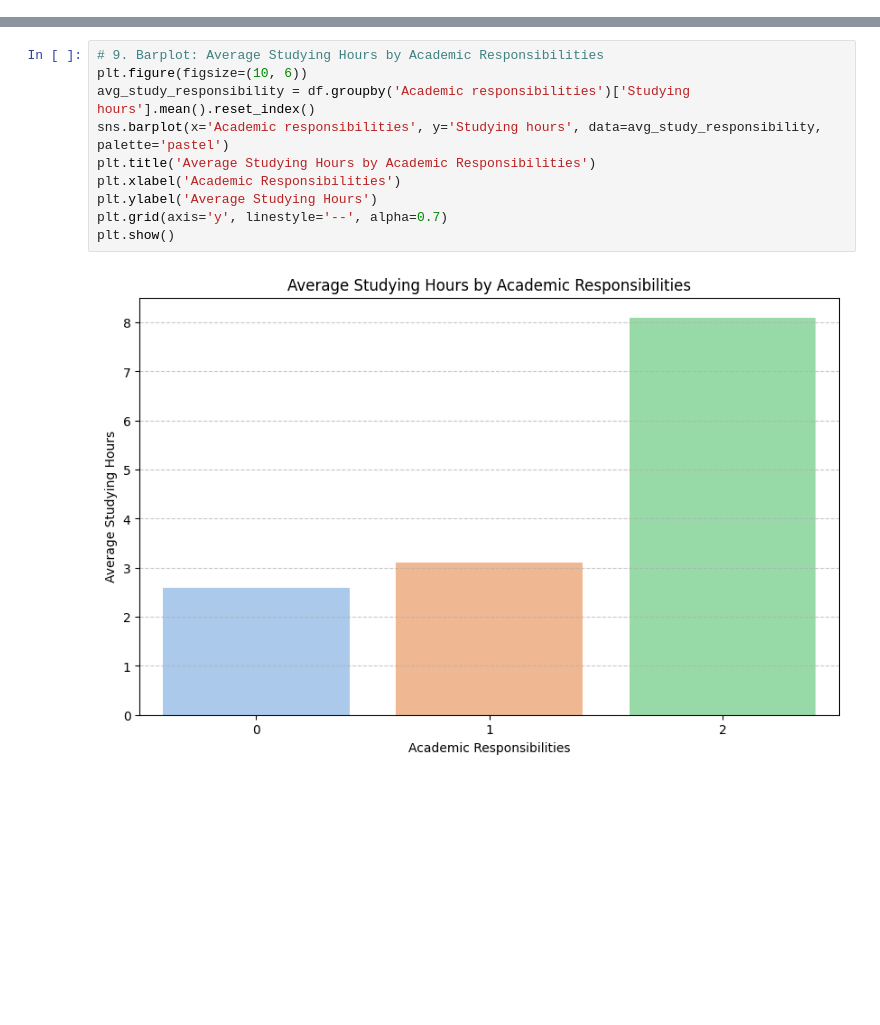
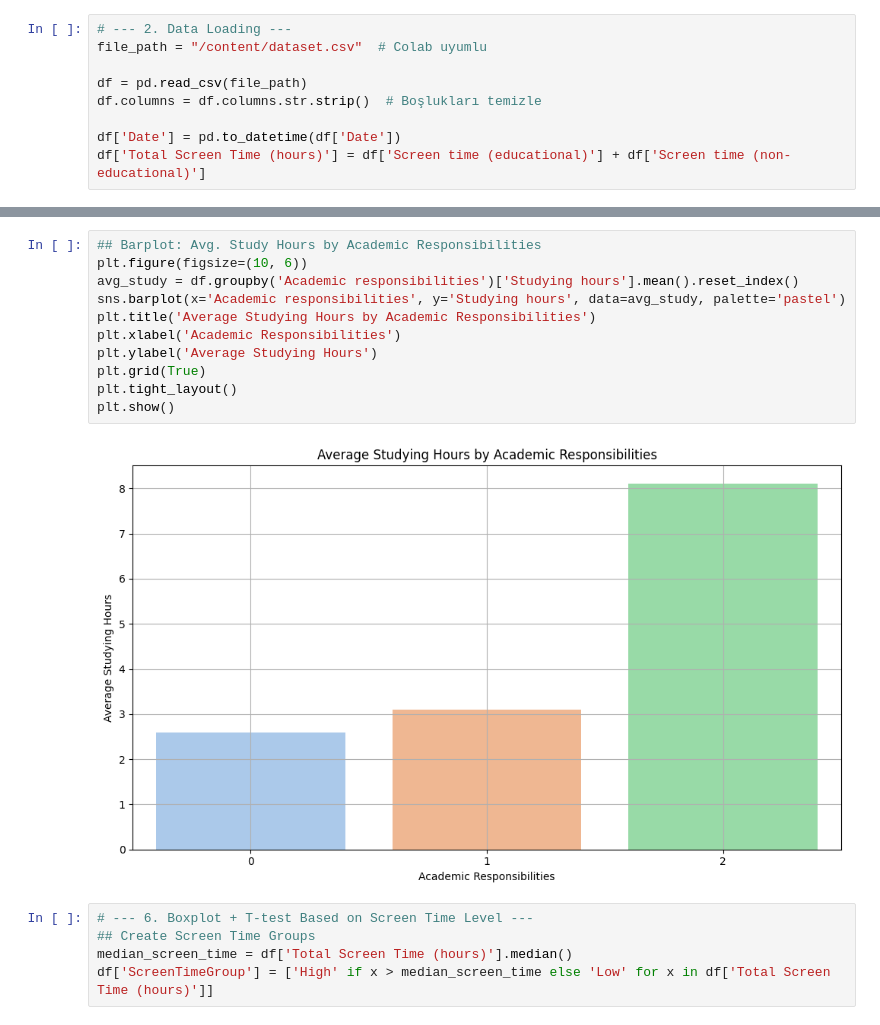
Before and after one commit to sudenilvarli/screentime_studyinghours, a Jupyter notebook: Visualization.ipynb, the cells around one changed output, grey strips where cells are left out. Cells and saved outputs as stored; diff of their text form; blank space fills up the shorter version.

```diff
--- a/Visualization.ipynb
+++ b/Visualization.ipynb
@@ -43 +11,10 @@ df['Total Screen Time (hours)'] = df['Screen time (educational)'] + df['Screen t
+# %%
+# --- 2. Data Loading ---
+file_path = "/content/dataset.csv"  # Colab uyumlu
+
+df = pd.read_csv(file_path)
+df.columns = df.columns.str.strip()  # Boşlukları temizle
+
+df['Date'] = pd.to_datetime(df['Date'])
+df['Total Screen Time (hours)'] = df['Screen time (educational)'] + df['Screen time (non-educational)']
 # %%
@@ -75,13 +94,19 @@ plt.show()
 # %%
-# 9. Barplot: Average Studying Hours by Academic Responsibilities
+## Barplot: Avg. Study Hours by Academic Responsibilities
 plt.figure(figsize=(10, 6))
-avg_study_responsibility = df.groupby('Academic responsibilities')['Studying hours'].mean().reset_index()
-sns.barplot(x='Academic responsibilities', y='Studying hours', data=avg_study_responsibility, palette='pastel')
+avg_study = df.groupby('Academic responsibilities')['Studying hours'].mean().reset_index()
+sns.barplot(x='Academic responsibilities', y='Studying hours', data=avg_study, palette='pastel')
 plt.title('Average Studying Hours by Academic Responsibilities')
 plt.xlabel('Academic Responsibilities')
 plt.ylabel('Average Studying Hours')
-plt.grid(axis='y', linestyle='--', alpha=0.7)
+plt.grid(True)
+plt.tight_layout()
 plt.show()
 # %% [output]
-[figure, old version]
+[figure, new version]
+# %%
+# --- 6. Boxplot + T-test Based on Screen Time Level ---
+## Create Screen Time Groups
+median_screen_time = df['Total Screen Time (hours)'].median()
+df['ScreenTimeGroup'] = ['High' if x > median_screen_time else 'Low' for x in df['Total Screen Time (hours)']]
 # %%
```
Also changed, not shown: parts of 20 cells of this notebook.
